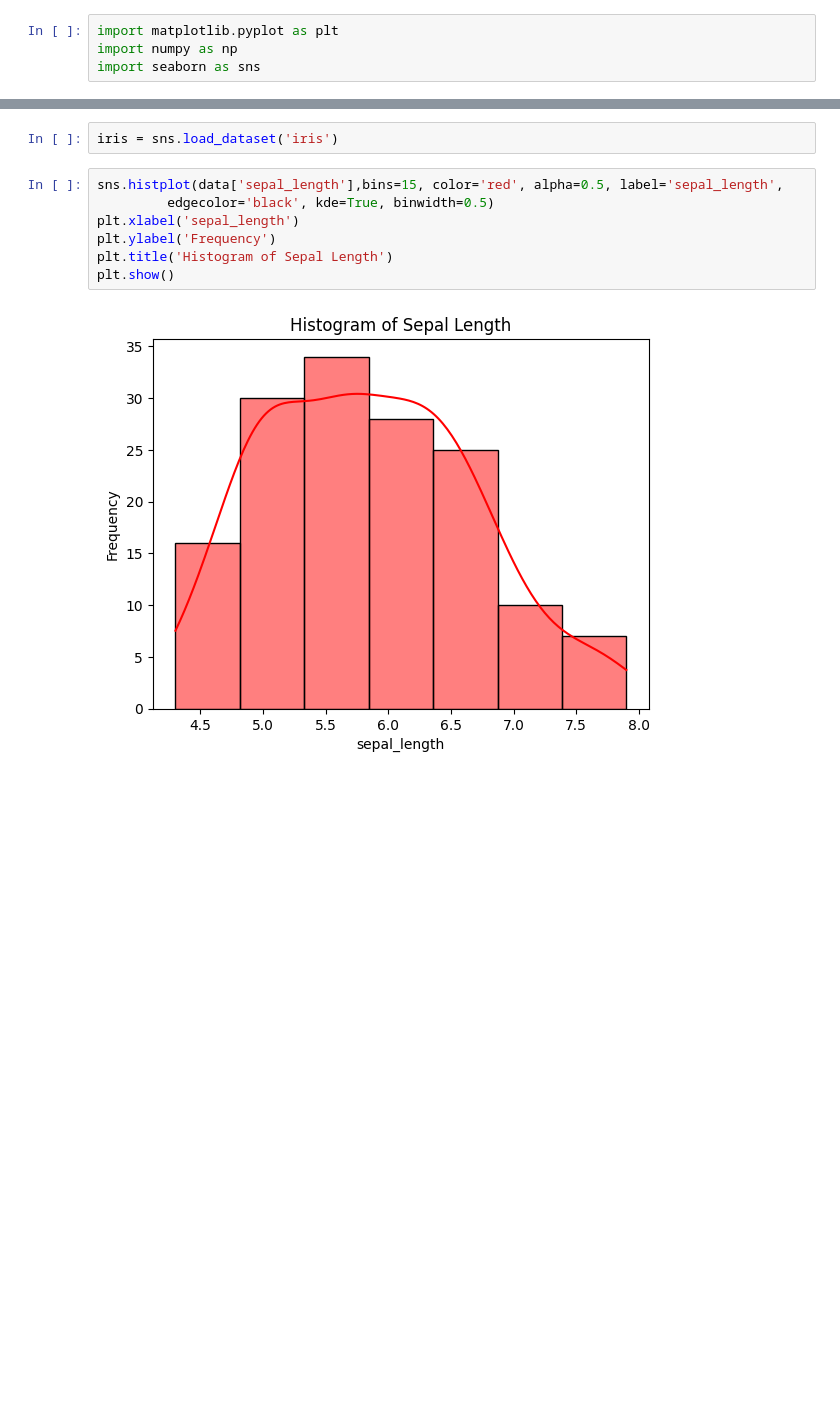
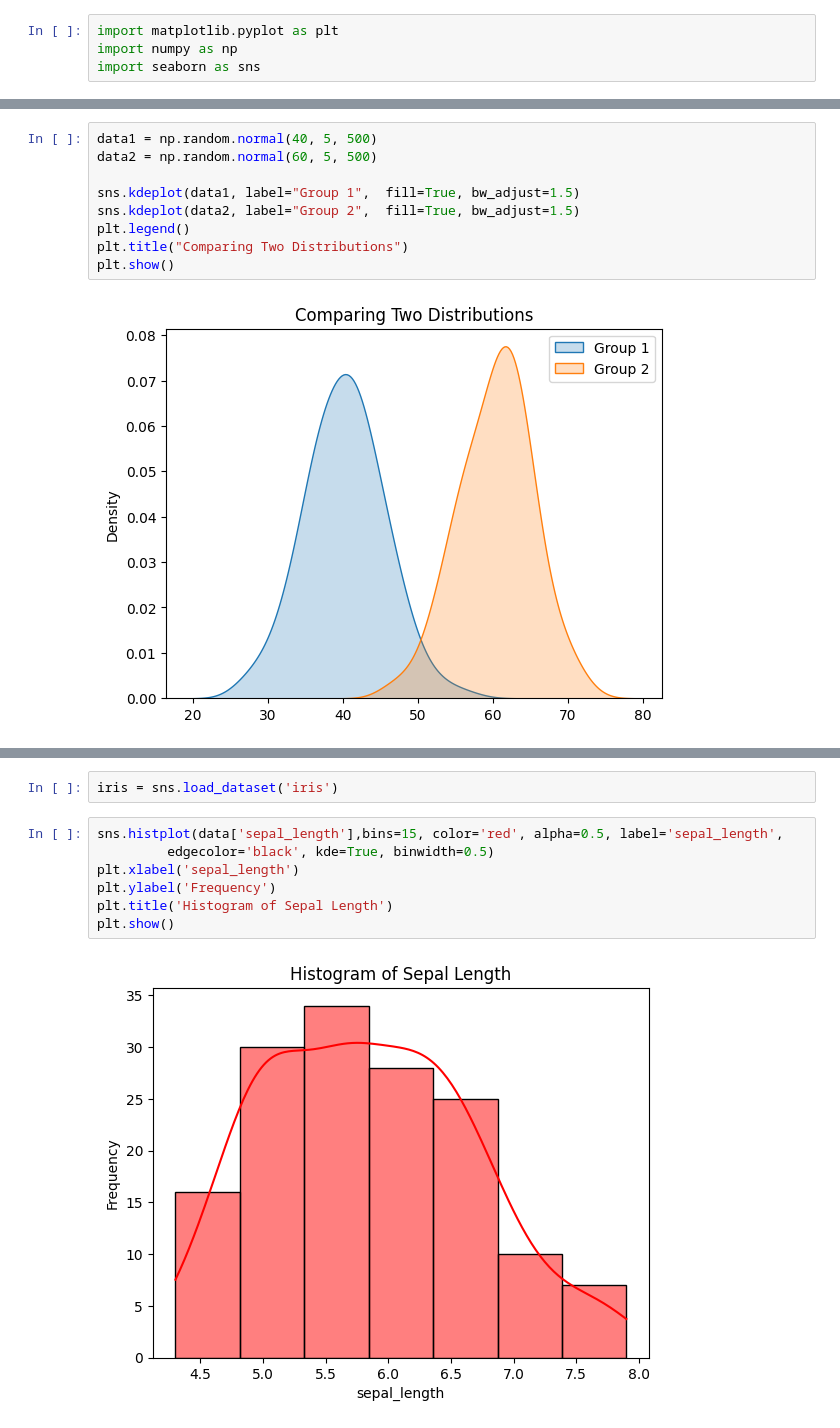
Before and after one commit to b3rian/Data_Science, a Jupyter notebook: matplotlib tutorial.ipynb, the cells around one changed output, grey strips where cells are left out. Drawn from its saved outputs; the diff is of its cells as text; blank space fills up the shorter version.

```diff
--- a/matplotlib tutorial.ipynb
+++ b/matplotlib tutorial.ipynb
@@ -4,0 +20,11 @@ import seaborn as sns
+# %%
+data1 = np.random.normal(40, 5, 500)
+data2 = np.random.normal(60, 5, 500)
+
+sns.kdeplot(data1, label="Group 1",  fill=True, bw_adjust=1.5)
+sns.kdeplot(data2, label="Group 2",  fill=True, bw_adjust=1.5)
+plt.legend()
+plt.title("Comparing Two Distributions")
+plt.show()
+# %% [output]
+[figure, added]
```
Also changed, not shown: parts of 3 cells of this notebook.
